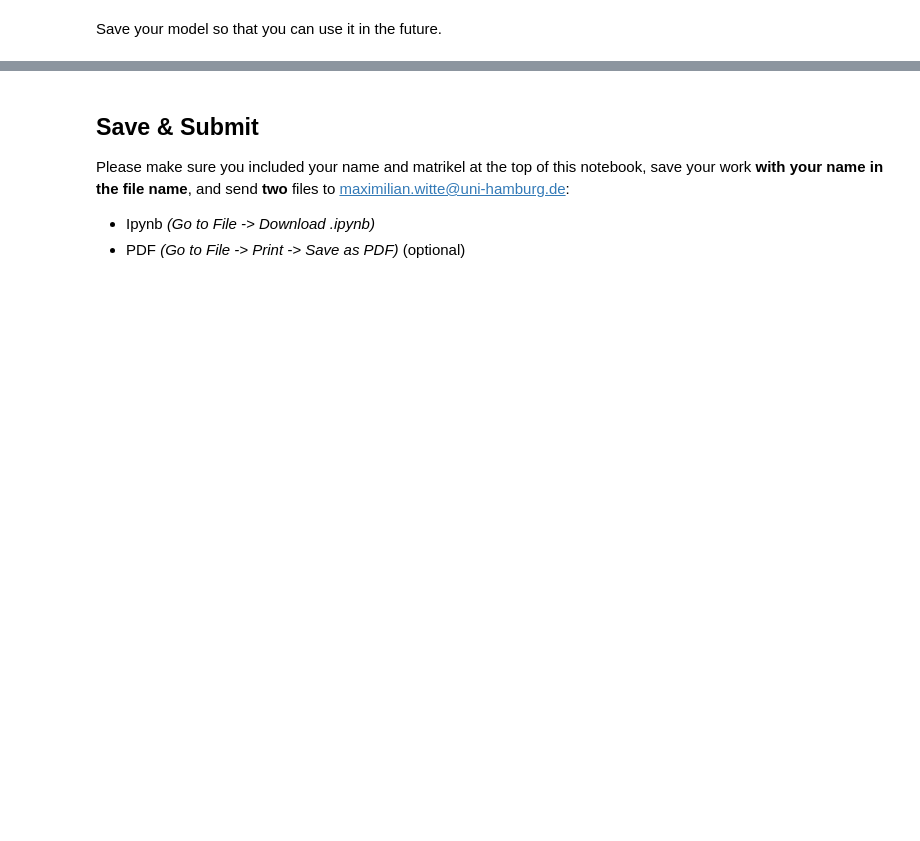
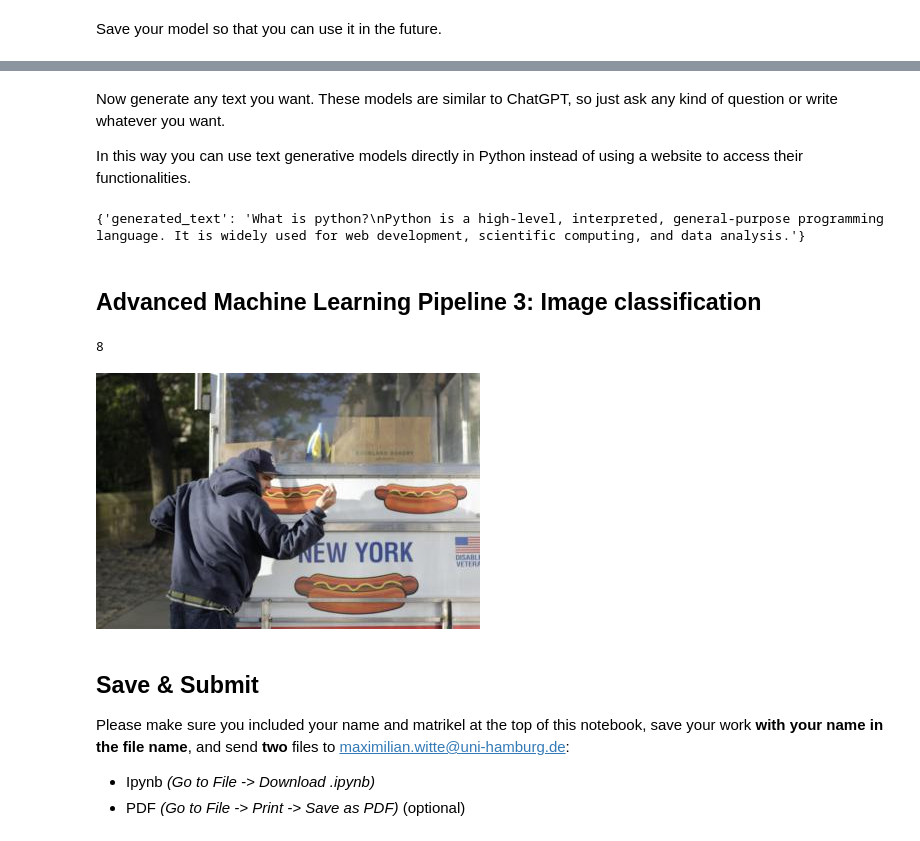
Before and after one commit to Maximilianwte/Data-Science-for-Customer-Insight, a Jupyter notebook: DataScience Introduction GRADED - DSCI.ipynb, the cells around one changed output, grey strips where cells are left out. Drawn from its saved outputs; the diff is of its cells as text; code cells hidden in the pictures; blank space fills up the shorter version.

```diff
--- a/DataScience Introduction GRADED - DSCI.ipynb
+++ b/DataScience Introduction GRADED - DSCI.ipynb
@@ -442,3 +448,24 @@ model. ... # save your model
+# %% [markdown]
+Now generate any text you want. These models are similar to ChatGPT, so just ask any kind of question or write whatever you want.
+
+In this way you can use text generative models directly in Python instead of using a website to access their functionalities.
+# %%
+answer = pipe( )
+print(answer[0])
+# %% [output]
+{'generated_text': 'What is python?\nPython is a high-level, interpreted, general-purpose programming language. It is widely used for web development, scientific computing, and data analysis.'}
+# %% [markdown]
+## Advanced Machine Learning Pipeline 3: Image classification
+# %%
+from datasets import load_dataset
+
+dataset = load_dataset("Matthijs/snacks")
+# %%
+print(dataset['train']['label'][2132])
+dataset['train']['image'][2132]
+# %% [output]
+8
+[figure, added]
 # %% [markdown]
 ## Save & Submit
 
```
Also changed, not shown: parts of 14 cells of this notebook.
